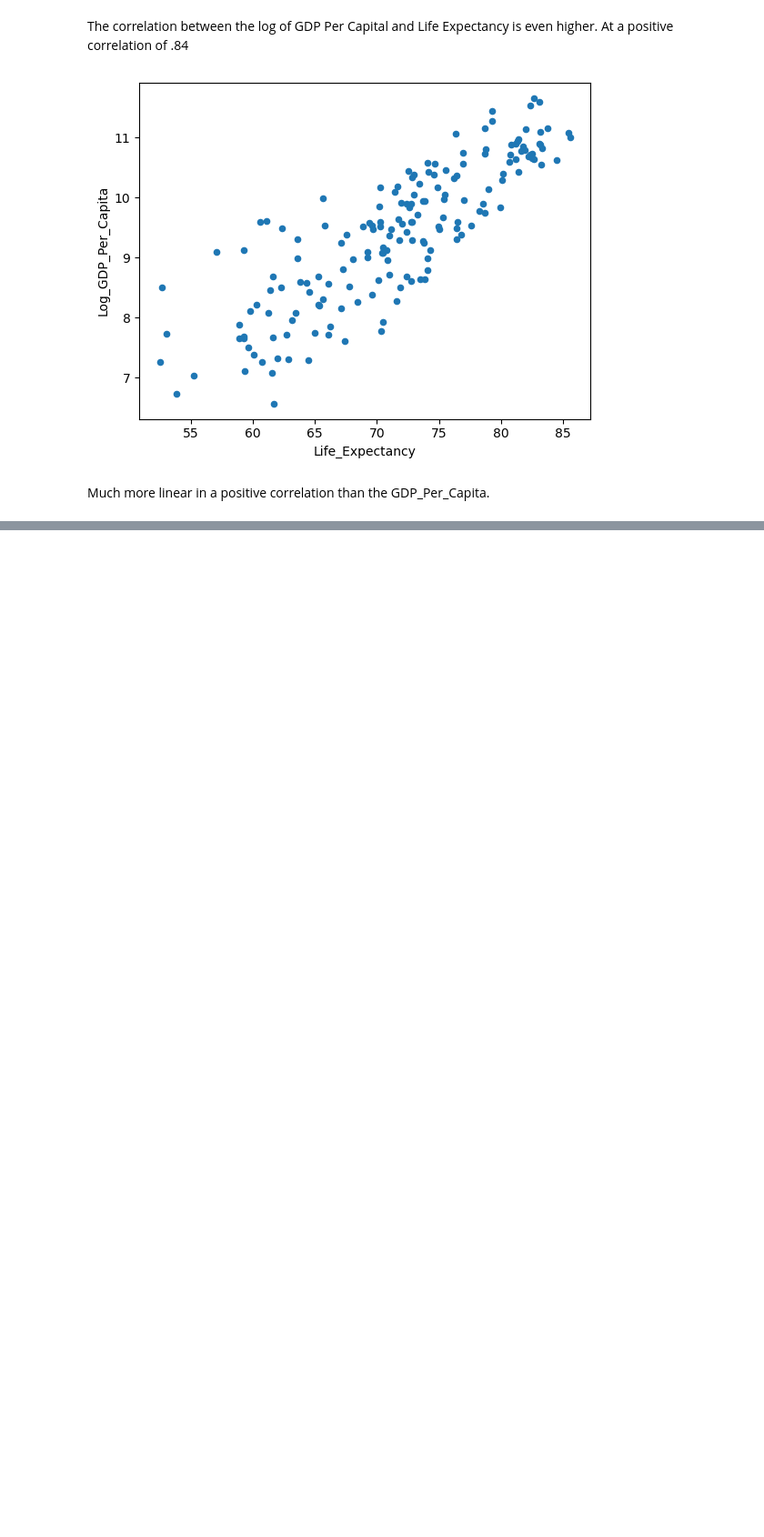
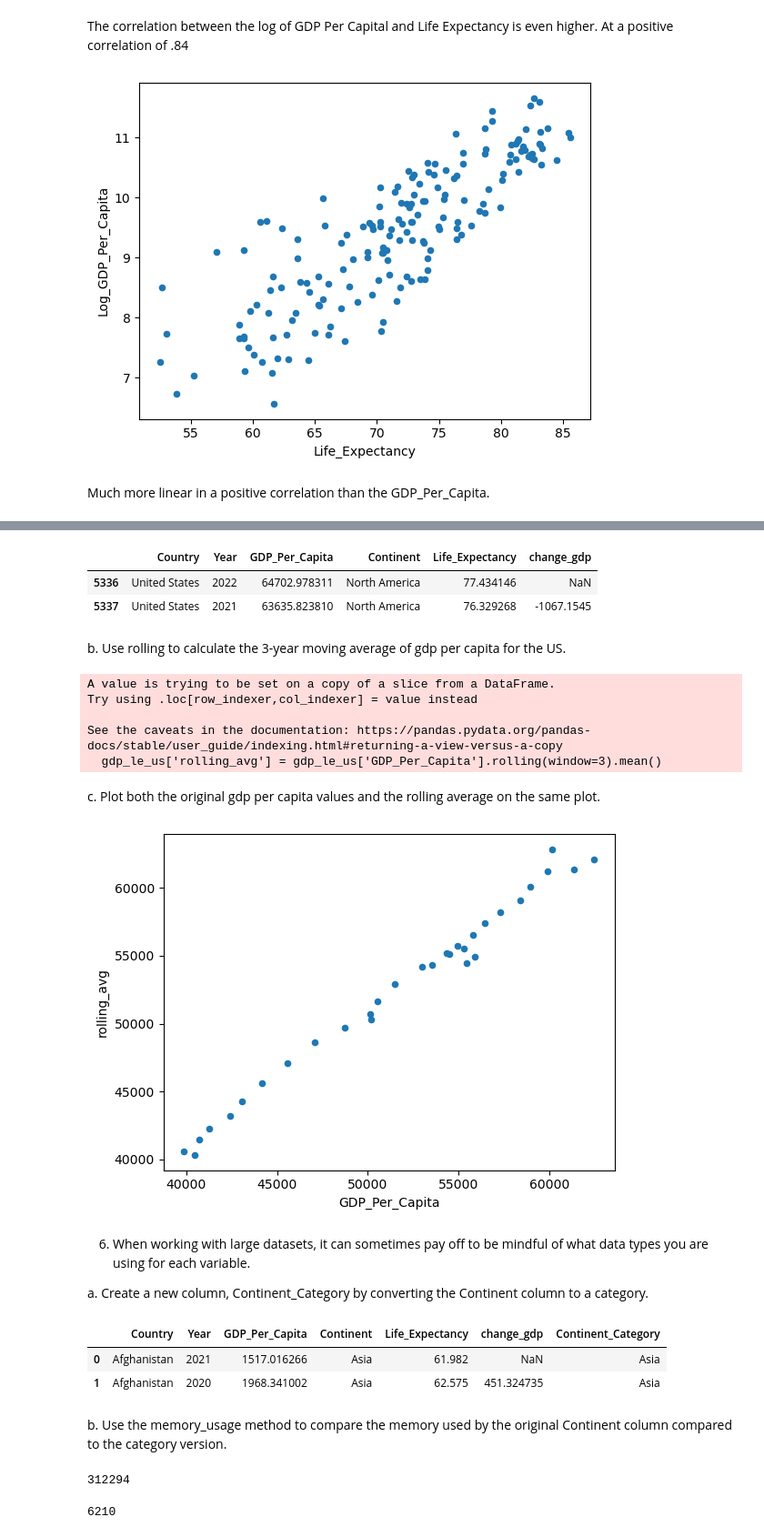
Before and after one commit to nss-data-science-cohort-8/un-exploration-Jorgen85Lex, a Jupyter notebook: notebooks/UN_Data_Exploration.ipynb, the cells around one changed output, grey strips where cells are left out. Shown: that part at 91% size. Drawn from its saved outputs; the diff is of its cells as text; code cells hidden in the pictures; blank space fills up the shorter version.

```diff
--- a/notebooks/UN_Data_Exploration.ipynb
+++ b/notebooks/UN_Data_Exploration.ipynb
@@ -729,0 +858,5 @@ Much more linear in a positive correlation than the GDP_Per_Capita.
+# %%
+gdp_le['change_gdp'] = gdp_le.groupby('Country')['GDP_Per_Capita'].shift(1)
+# %%
+gdp_le['change_gdp'] = gdp_le['GDP_Per_Capita'] - gdp_le['change_gdp']
+gdp_le
@@ -729,0 +890,48 @@ Much more linear in a positive correlation than the GDP_Per_Capita.
+# %%
+gdp_le_us = gdp_le.loc[gdp_le['Country'] == 'United States']
+gdp_le_us.head(2)
+# %% [output]
+|  | Country | Year | GDP_Per_Capita | Continent | Life_Expectancy | change_gdp |
+| 5336 | United States | 2022 | 64702.978311 | North America | 77.434146 | NaN |
+| 5337 | United States | 2021 | 63635.823810 | North America | 76.329268 | -1067.1545 |
+# %% [markdown]
+b. Use rolling to calculate the 3-year moving average of gdp per capita for the US.
+# %%
+gdp_le_us['rolling_avg'] = gdp_le_us['GDP_Per_Capita'].rolling(window=3).mean()
+# %% [output]
+A value is trying to be set on a copy of a slice from a DataFrame.
+Try using .loc[row_indexer,col_indexer] = value instead
+
+See the caveats in the documentation: https://pandas.pydata.org/pandas-docs/stable/user_guide/indexing.html#returning-a-view-versus-a-copy
+  gdp_le_us['rolling_avg'] = gdp_le_us['GDP_Per_Capita'].rolling(window=3).mean()
+# %% [markdown]
+c. Plot both the original gdp per capita values and the rolling average on the same plot.
+# %%
+gdp_le_us.plot(
+    kind="scatter",
+    x="GDP_Per_Capita",
+    y="rolling_avg"
+);
+# %% [output]
+[figure, added]
+# %% [markdown]
+6. When working with large datasets, it can sometimes pay off to be mindful of what data types you are using for each variable.
+
+a. Create a new column, Continent_Category by converting the Continent column to a category.
+# %%
+gdp_le['Continent_Category'] = gdp_le['Continent'].astype('category')
+gdp_le.head(2)
+# %% [output]
+|  | Country | Year | GDP_Per_Capita | Continent | Life_Expectancy | change_gdp | Continent_Category |
+| 0 | Afghanistan | 2021 | 1517.016266 | Asia | 61.982 | NaN | Asia |
+| 1 | Afghanistan | 2020 | 1968.341002 | Asia | 62.575 | 451.324735 | Asia |
+# %% [markdown]
+b. Use the memory_usage method to compare the memory used by the original Continent column compared to the category version.
+# %%
+gdp_le['Continent'].memory_usage(deep=True)
+# %% [output]
+312294
+# %%
+gdp_le['Continent_Category'].memory_usage(deep=True)
+# %% [output]
+6210
```
Also changed, not shown: parts of 38 cells of this notebook.
